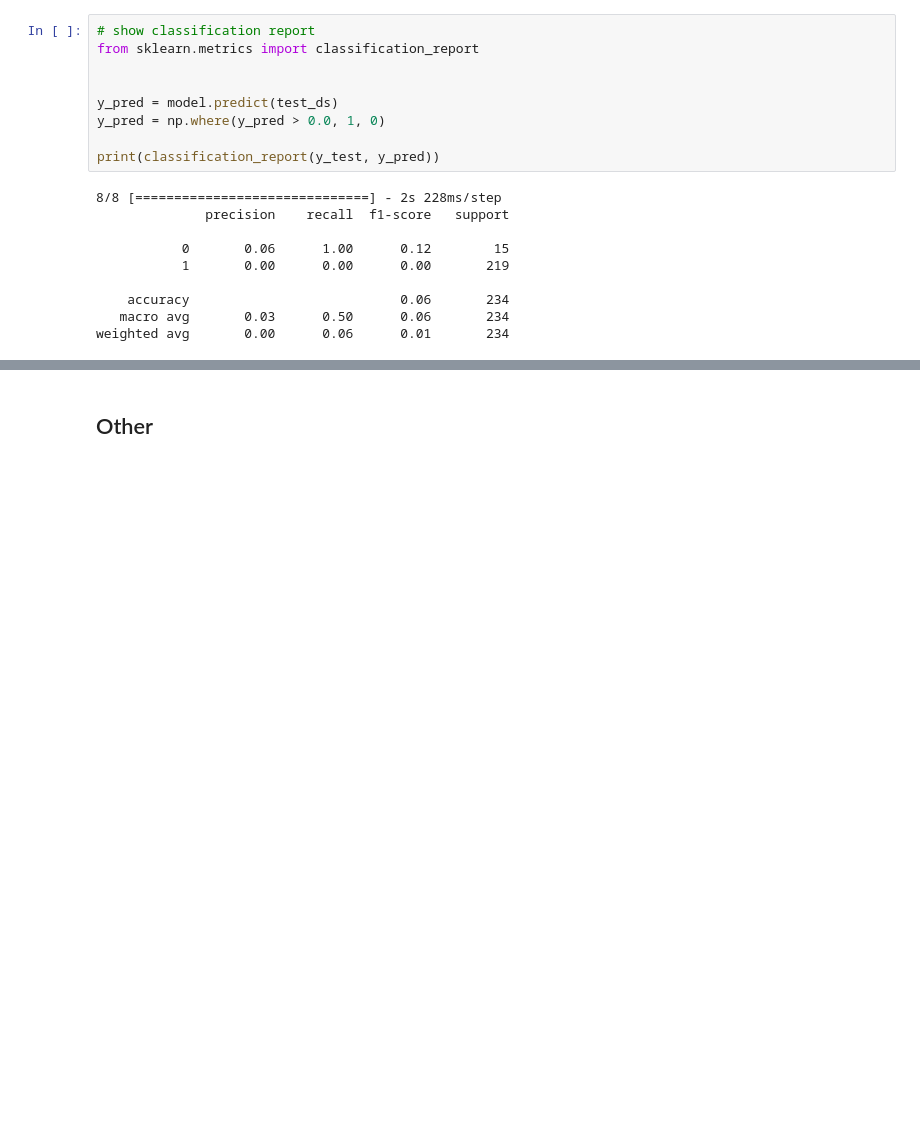
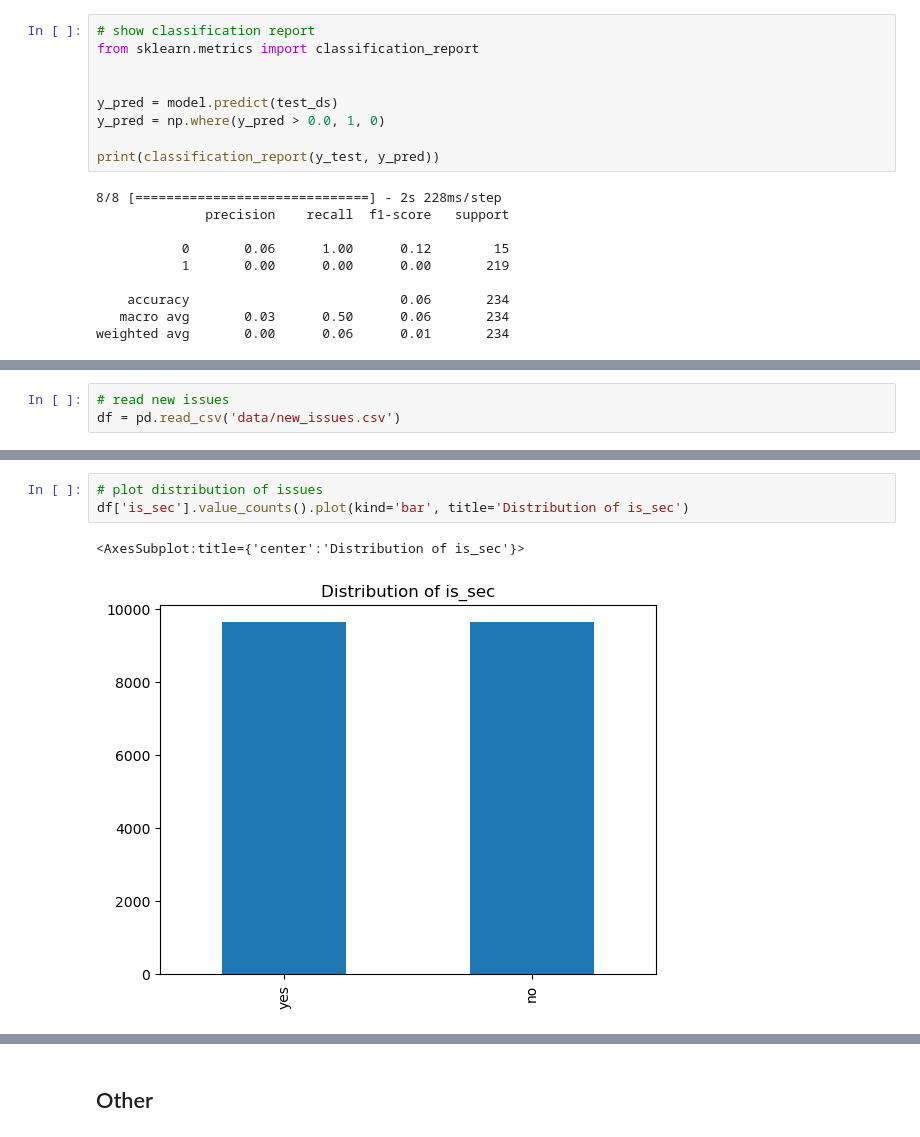
Before and after one commit to TeamPML/GuthubSecurityIssues, a Jupyter notebook: modelling.ipynb, the cells around one changed output, grey strips where cells are left out. Cells and saved outputs as stored; diff of their text form; blank space fills up the shorter version.

```diff
--- a/modelling.ipynb
+++ b/modelling.ipynb
@@ -1571,0 +1578,3 @@ weighted avg       0.00      0.06      0.01       234
+# %%
+# read new issues
+df = pd.read_csv('data/new_issues.csv')
@@ -1571,0 +1597,6 @@ weighted avg       0.00      0.06      0.01       234
+# %%
+# plot distribution of issues
+df['is_sec'].value_counts().plot(kind='bar', title='Distribution of is_sec')
+# %% [output]
+<AxesSubplot:title={'center':'Distribution of is_sec'}>
+[figure, added]
```
Also changed, not shown: parts of 30 cells of this notebook.
